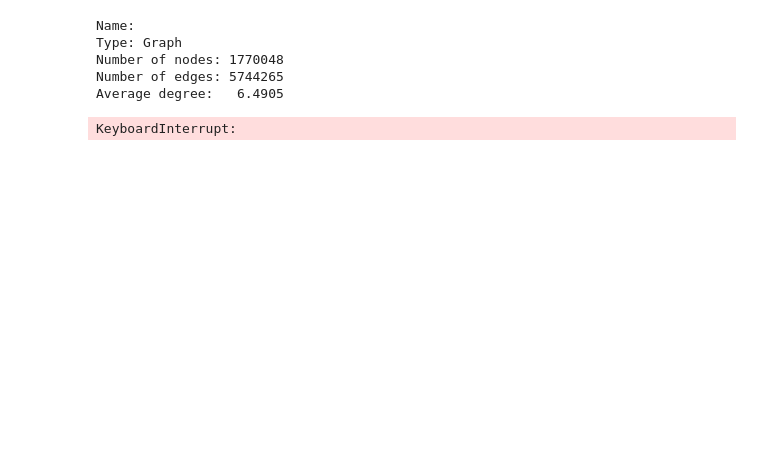
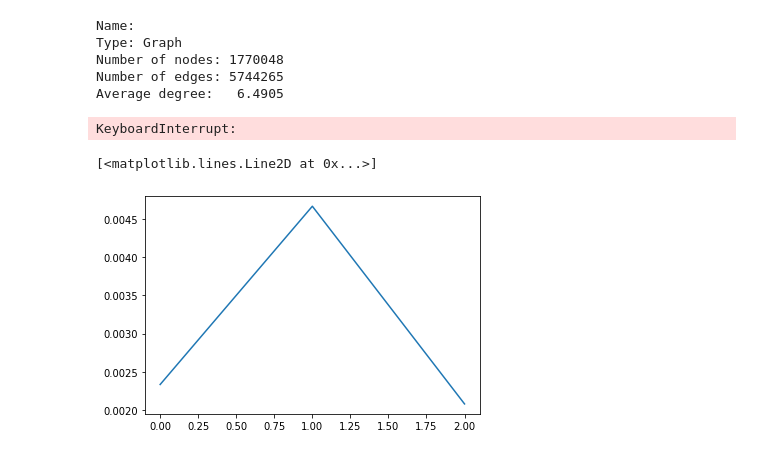
Before and after one commit to liangw6/legendary-chainsaw, a Jupyter notebook: benchmark-randomwalk.ipynb, the cells around one changed output. Drawn from its saved outputs; the diff is of its cells as text; code cells hidden in the pictures; blank space fills up the shorter version.

```diff
--- a/benchmark-randomwalk.ipynb
+++ b/benchmark-randomwalk.ipynb
@@ -171,3 +171,10 @@ Number of nodes: 1770048
 Number of edges: 5744265
 Average degree:   6.4905
 KeyboardInterrupt:
+# %%
+with open('output/tag_model_result.pkl', 'rb') as handle:
+    all_accu = pickle.load(handle)
+plt.plot([np.average(i) for i in all_accu])
+# %% [output]
+[<matplotlib.lines.Line2D at 0x...>]
+[figure, added]
```
Also changed, not shown: parts of 1 cell of this notebook.
